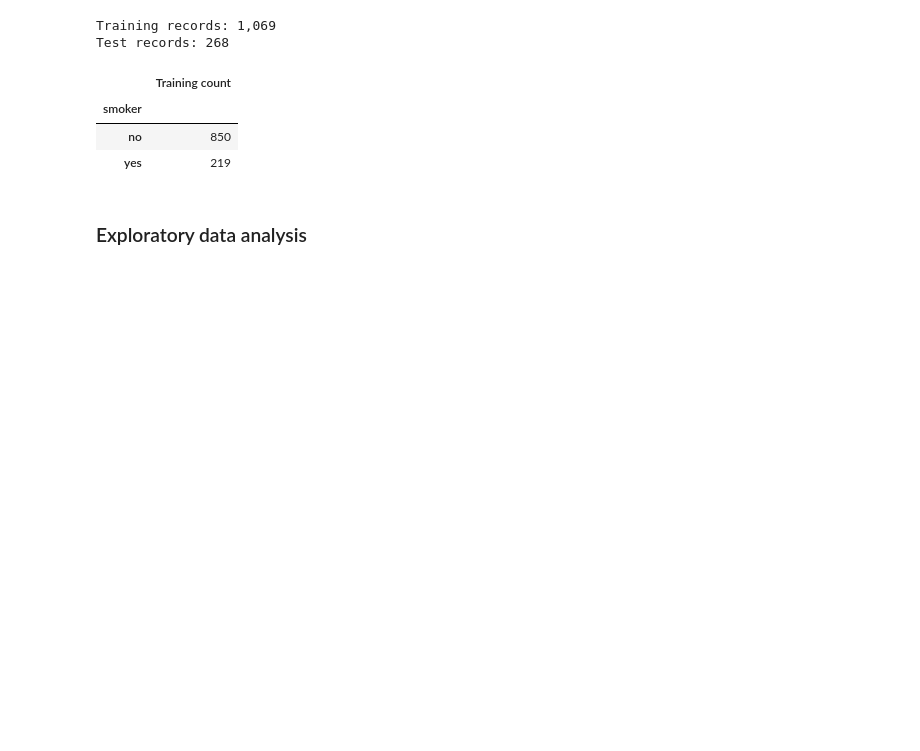
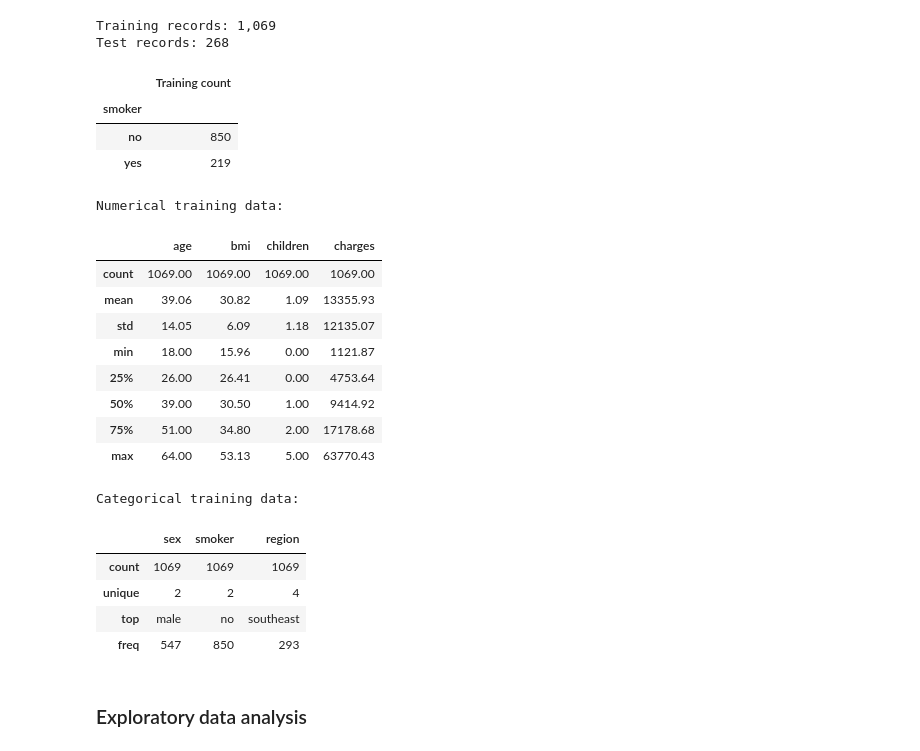
Before and after one commit to QihangFeng/data555-project1, a Jupyter notebook: Project_1_Medical_Insurance_Regression.ipynb, the cells around one changed output. Saved outputs shown, nothing was run; the diff lists cells and outputs as text; code cells hidden in the pictures; blank space fills up the shorter version.

```diff
--- a/Project_1_Medical_Insurance_Regression.ipynb
+++ b/Project_1_Medical_Insurance_Regression.ipynb
@@ -181,6 +181,31 @@ Test records: 268
 | smoker |  |
 | no | 850 |
 | yes | 219 |
+# %%
+# The 50% row is the median.
+print("Numerical training data:")
+display(train_data[numeric_columns].describe().round(2))
+
+# Summarize category counts, unique labels, and the most common label.
+print("Categorical training data:")
+display(train_data[["sex", "smoker", "region"]].describe())
+# %% [output]
+Numerical training data:
+|  | age | bmi | children | charges |
+| count | 1069.00 | 1069.00 | 1069.00 | 1069.00 |
+| mean | 39.06 | 30.82 | 1.09 | 13355.93 |
+| std | 14.05 | 6.09 | 1.18 | 12135.07 |
+| min | 18.00 | 15.96 | 0.00 | 1121.87 |
+| 25% | 26.00 | 26.41 | 0.00 | 4753.64 |
+| 50% | 39.00 | 30.50 | 1.00 | 9414.92 |
+| 75% | 51.00 | 34.80 | 2.00 | 17178.68 |
+| max | 64.00 | 53.13 | 5.00 | 63770.43 |
+Categorical training data:
+|  | sex | smoker | region |
+| count | 1069 | 1069 | 1069 |
+| unique | 2 | 2 | 4 |
+| top | male | no | southeast |
+| freq | 547 | 850 | 293 |
 # %% [markdown]
 ### Exploratory data analysis
 # %% [markdown]
```
Also changed, not shown: parts of 12 cells of this notebook, 1 other file.
